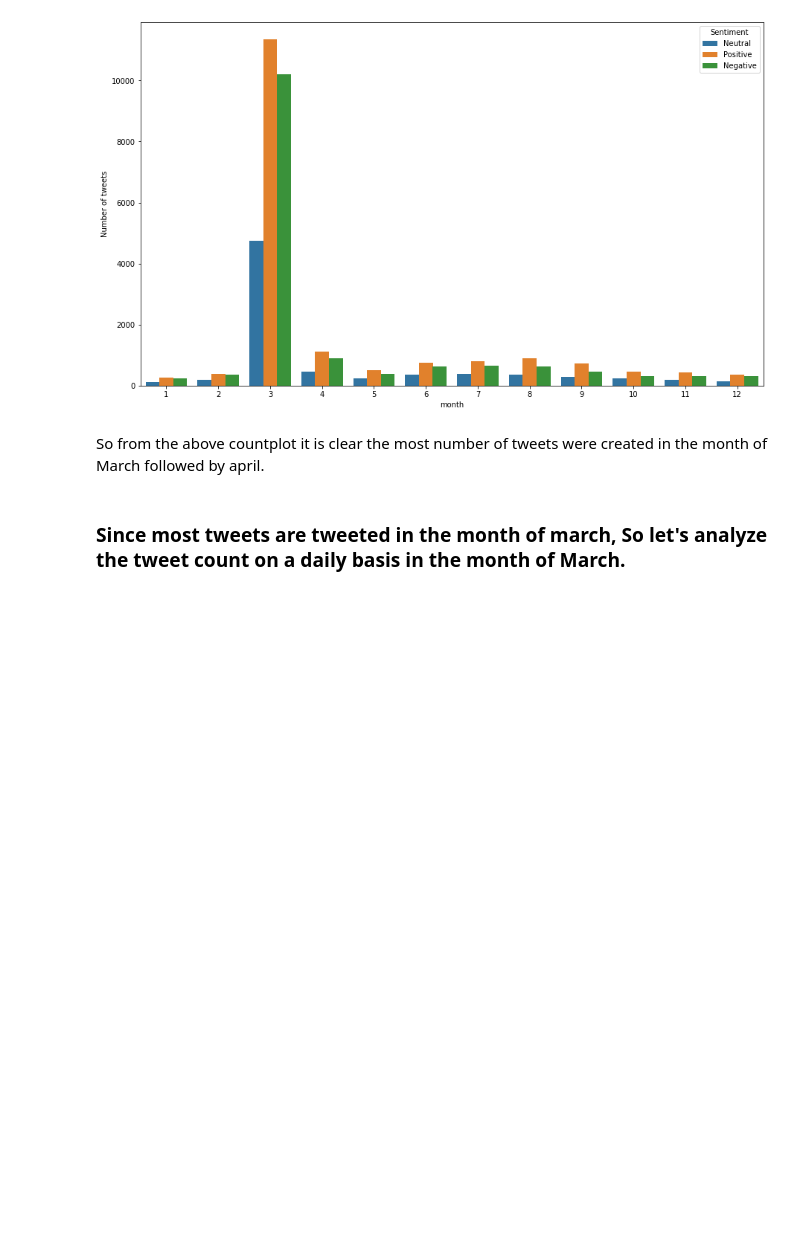
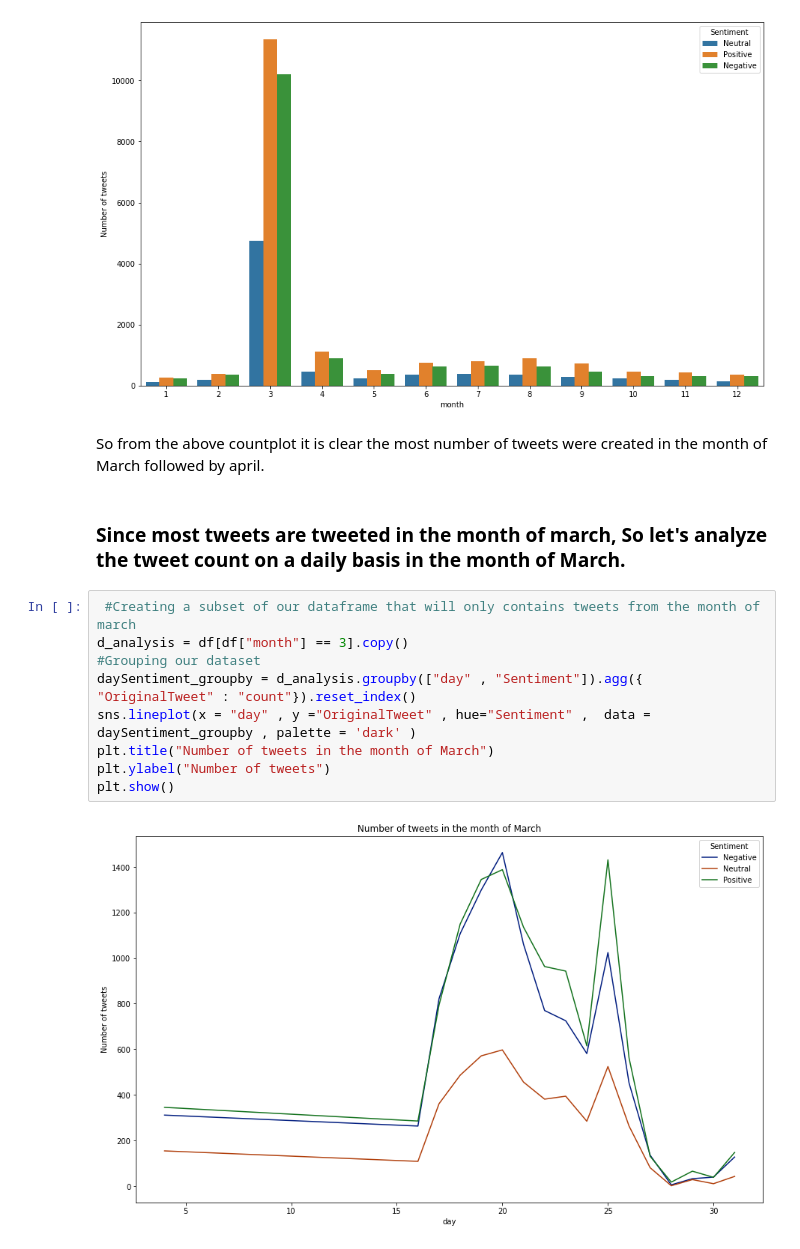
Before and after one commit to Deepakkarki24/Coronavirus-Tweet-Sentiment-Analysis, a Jupyter notebook: Deepak_Karki_Coronavirus_Tweet_Sentiment_Analysis_Capstone_Project.ipynb, the cells around one changed output. Drawn from its saved outputs; the diff is of its cells as text; blank space fills up the shorter version.

```diff
--- a/Deepak_Karki_Coronavirus_Tweet_Sentiment_Analysis_Capstone_Project.ipynb
+++ b/Deepak_Karki_Coronavirus_Tweet_Sentiment_Analysis_Capstone_Project.ipynb
@@ -304,3 +304,14 @@ plt.show()
 So from the above countplot it is clear the most number of tweets were created in the month of March followed by april.
 # %% [markdown]
 ### **Since most tweets are tweeted in the month of march, So let's analyze the tweet count on a daily basis in the month of March.**
+# %%
+ #Creating a subset of our dataframe that will only contains tweets from the month of march
+d_analysis = df[df["month"] == 3].copy()
+#Grouping our dataset
+daySentiment_groupby = d_analysis.groupby(["day" , "Sentiment"]).agg({ "OriginalTweet" : "count"}).reset_index()
+sns.lineplot(x = "day" , y ="OriginalTweet" , hue="Sentiment" ,  data = daySentiment_groupby , palette = 'dark' )
+plt.title("Number of tweets in the month of March")
+plt.ylabel("Number of tweets")
+plt.show()
+# %% [output]
+[figure, added]
```
Also changed, not shown: parts of 13 cells of this notebook.
